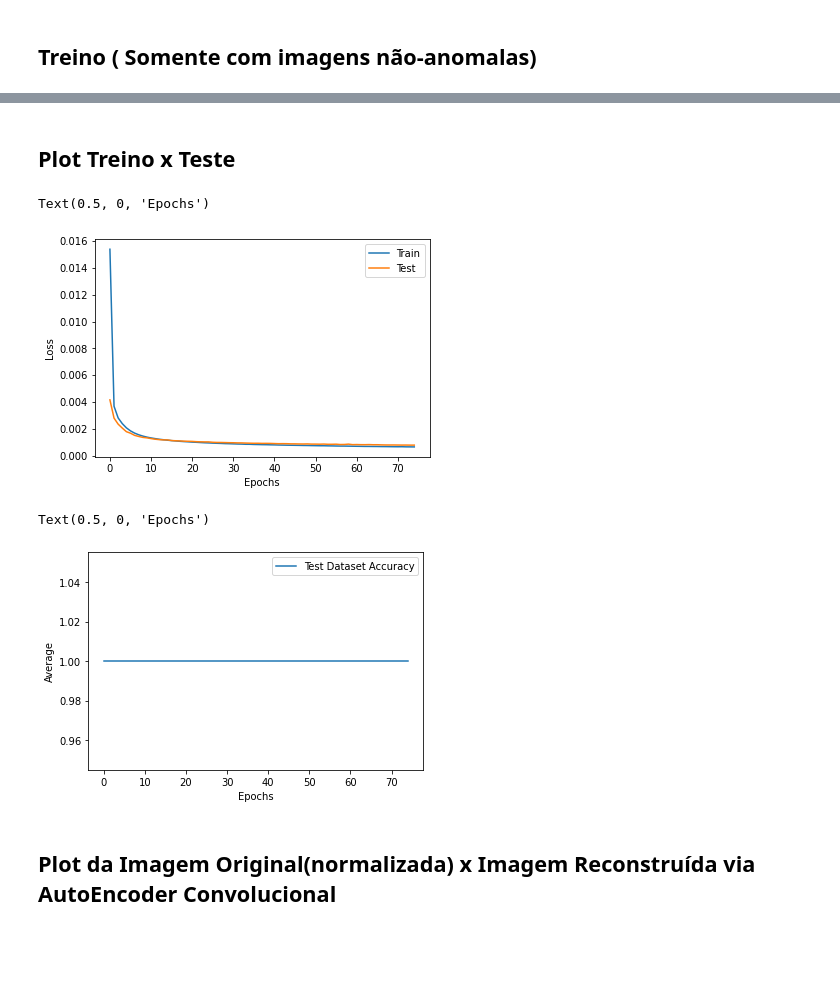
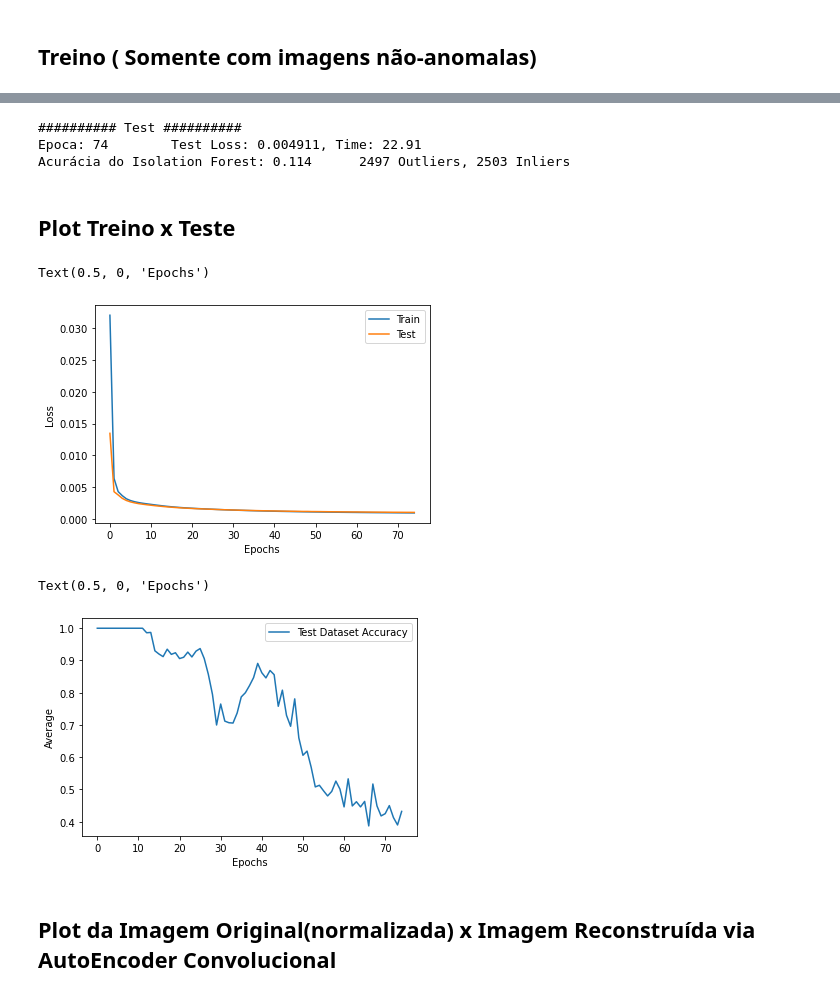
Before and after one commit to samuel0711/image-anomaly-detection, a Jupyter notebook: isolation_tcc.ipynb, the cells around one changed output, grey strips where cells are left out. Drawn from its saved outputs; the diff is of its cells as text; code cells hidden in the pictures; blank space fills up the shorter version.

Commit message:
Prévia do isolation forest para o dataset.

```diff
--- a/isolation_tcc.ipynb
+++ b/isolation_tcc.ipynb
@@ -153,9 +154,9 @@ ConvAutoencoder(
 )
 # %%
 def save_decod_img(img, output, epoch, name):
-    img = img.view(img.size(0), 1, 120, 120)
-    output = output.view(output.size(0), 1, 120, 120)
-    error = output.view(output.size(0), 1, 120, 120) - img.view(img.size(0), 1, 120, 120)
+    img = img.view(img.size(0), 1, img.shape[2], img.shape[3])
+    output = output.view(output.size(0), 1, output.shape[2], output.shape[3])
+    error = output.view(output.size(0), 1, output.shape[2], output.shape[3]) - img.view(img.size(0), 1, img.shape[2], img.shape[3])
     save_image(img, './imgs_tcc/{}_imagem_image{}.png'.format(name,epoch))
     save_image(output, './imgs_tcc/{}_output_image{}.png'.format(name,epoch))
     save_image(error, './imgs_tcc/{}_error_image{}.png'.format(name,epoch))
@@ -177,15 +178,13 @@ def train(train_loader, model, epoch, name):
     imagem = data.unsqueeze(1).float()
     imagem = imagem.to(args['device'])
 
-    imagem = (imagem/255.0).to(torch.float32)
+    #imagem = imagem/255.0
 
     # clear the gradients of all optimized variables
     optimizer.zero_grad()
 
     # forward pass
     output = model(imagem)
-
-    #isolation_forest.fit(torch.flatten(imagem,start_dim=1).cpu().data)
 
     # calculando loss
     loss = criterio(output, imagem)
@@ -239,11 +238,11 @@ def validate(test_loader, model, epoch, name):
       imagem = data.unsqueeze(1).float()
       imagem = imagem.to(args['device'])
 
-      imagem = (imagem/255.0).to(torch.float32)
+      #imagem = imagem/255.0
       # forward pass
       output = model(imagem)
 
-      y = isolation_forest.predict(torch.flatten(imagem,start_dim=1).cpu().data)
+      y = isolation_forest.predict(torch.flatten(output,start_dim=1).cpu().data)
       outliers += list(y).count(-1)
       inliers += list(y).count(1)
       predicts.append(list(y).count(-1)/y.shape[0])
@@ -263,10 +262,10 @@ def validate(test_loader, model, epoch, name):
 
     if epoch % 5 == 0:
       save_decod_img(imagem.cpu().data, output.cpu().data, epoch, name)
-    print('########## Test ##########')
+    print('########## Validate ##########')
 
 
-    print("Epoca: {}\t Test Loss: {:.6f}, Time: {:.2f}\nAcurácia do Isolation Forest: {:.3f}\t {} Outliers, {} Inliers".format(epoch, test_loss, end-start, (sum(predicts)/len(predicts)), outliers, inliers))
+    print("Epoca: {}\t Val Loss: {:.6f}, Time: {:.2f}\nAcurácia do Isolation Forest: {:.3f}\t {} Outliers, {} Inliers\n".format(epoch, test_loss, end-start, (sum(predicts)/len(predicts)), outliers, inliers))
 
     return test_loss, (sum(predicts)/len(predicts))
 # %% [markdown]
@@ -274,6 +273,6 @@ def validate(test_loader, model, epoch, name):
 # %%
-train_losses, test_losses = [], []
-test_predicts = []
+train_losses, val_losses = [], []
+val_predicts = []
 
 i = 1
 for epoch in range(args['epoch']):
@@ -281,8 +280,8 @@ for epoch in range(args['epoch']):
   train_loss = train(train_loader, model, epoch, 'train')
   train_losses.append(train_loss)
 
-  test_loss, predicts = validate(test_loader, model, epoch, 'test')
-  test_losses.append(test_loss)
-  test_predicts.append(predicts)
+  val_loss, predicts = validate(test_loader, model, epoch, 'test')
+  val_losses.append(val_loss)
+  val_predicts.append(predicts)
 # %% [output]
 ########## Train ##########
@@ -305,22 +323,66 @@ Acurácia do Isolation Forest: 1.000      1000 Outliers, 0 Inliers
+# %%
+model.eval()
+
+tns = []
+predicts = []
+outliers, inliers = 0, 0
+
+start = time.time()
+
+test_loss = 0.0
+with torch.no_grad():
+  for data in dataloader:
+    imagem, label = data
+    imagem = imagem.unsqueeze(1).float()
+    imagem = imagem.to(args['device'])
+
+    # forward pass
+    output = model(imagem)
+
+    y = isolation_forest.predict(torch.flatten(output,start_dim=1).cpu().data)
+    outliers += list(y).count(-1)
+    inliers += list(y).count(1)
+    predicts.append(accuracy_score(label, y))
+
+    # calculando loss
+    loss = criterio(output, imagem)
+
+    # update running test loss
+    test_loss += loss.item()
+
+
+  test_loss = test_loss/len(test_loader)
+  end = time.time()
+
+  if epoch % 5 == 0:
+    save_decod_img(imagem.cpu().data, output.cpu().data, epoch, name)
+  print('########## Test ##########')
+
+
+  print("Epoca: {}\t Test Loss: {:.6f}, Time: {:.2f}\nAcurácia do Isolation Forest: {:.3f}\t {} Outliers, {} Inliers\n".format(epoch, test_loss, end-start, (sum(predicts)/len(predicts)), outliers, inliers))
+# %% [output]
+########## Test ##########
+Epoca: 74        Test Loss: 0.004911, Time: 22.91
+Acurácia do Isolation Forest: 0.114      2497 Outliers, 2503 Inliers
 # %% [markdown]
 ## Plot Treino x Teste
 # %%
  plt.plot(train_losses, label='Train')
- plt.plot(test_losses, label='Test')
+ plt.plot(val_losses, label='Test')
  plt.legend(loc="upper right")
  plt.ylabel('Loss')
  plt.xlabel('Epochs')
 # %% [output]
 Text(0.5, 0, 'Epochs')
-[figure, old version]
+[figure, new version]
 # %%
- plt.plot(test_predicts, label='Test Dataset Accuracy')
+ plt.plot(val_predicts, label='Test Dataset Accuracy')
  plt.legend(loc="upper right")
  plt.ylabel('Average')
  plt.xlabel('Epochs')
 # %% [output]
 Text(0.5, 0, 'Epochs')
-[figure, old version]
+[figure, new version]
 # %% [markdown]
 ## Plot da Imagem Original(normalizada) x Imagem Reconstruída via AutoEncoder Convolucional
 # %%
```
Also changed, not shown: parts of 12 cells of this notebook.
